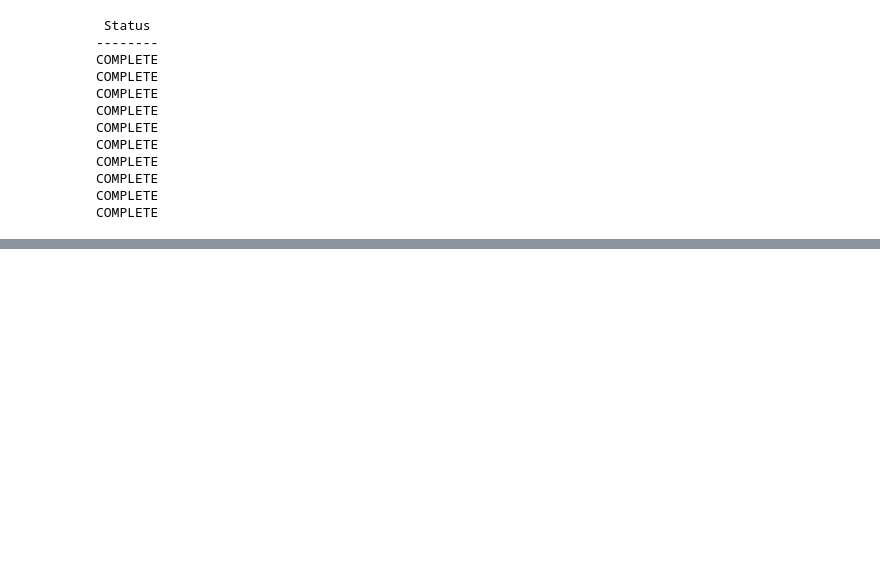
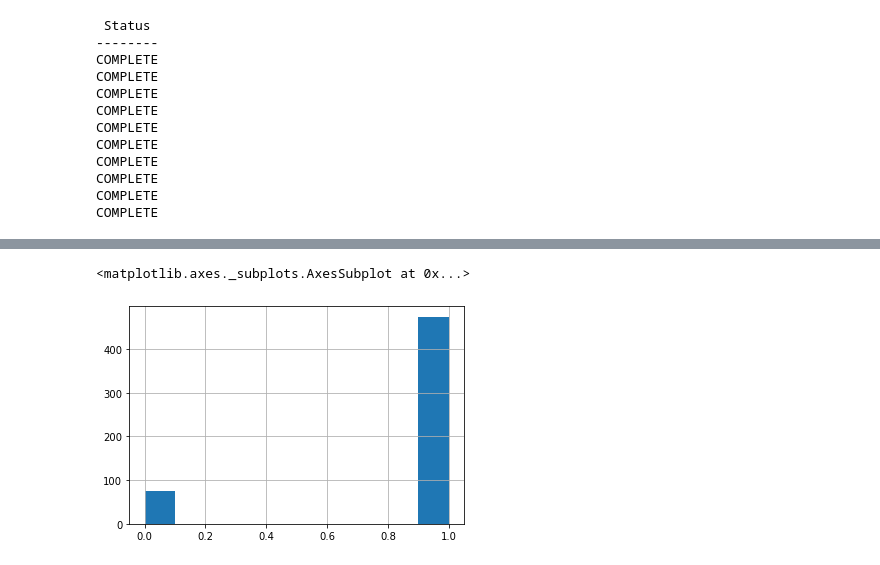
Before and after one commit to travisrmetz/w210, a Jupyter notebook: dataset-construction/cloud_data.ipynb, the cells around one changed output, grey strips where cells are left out. Drawn from its saved outputs; the diff is of its cells as text; code cells hidden in the pictures; blank space fills up the shorter version.

```diff
--- a/dataset-construction/cloud_data.ipynb
+++ b/dataset-construction/cloud_data.ipynb
@@ -184,2 +350,11 @@ COMPLETE
+# %%
+joined_df["tess_timeseries"] = joined_df["tess_light_curves"]
+# %%
+joined_df.loc[joined_df["tess_timeseries"] > 0, "tess_light_curves"] = joined_df[joined_df["tess_timeseries"] > 0]["tic"].apply(number_of_light_curves)
+# %%
+joined_df[joined_df["tess_timeseries"] > 0]["tess_light_curves"].hist()
+# %% [output]
+<matplotlib.axes._subplots.AxesSubplot at 0x...>
+[figure, added]
 # %%
 Observations.disable_cloud_dataset()
```
Also changed, not shown: parts of 22 cells of this notebook, 3 other files.
